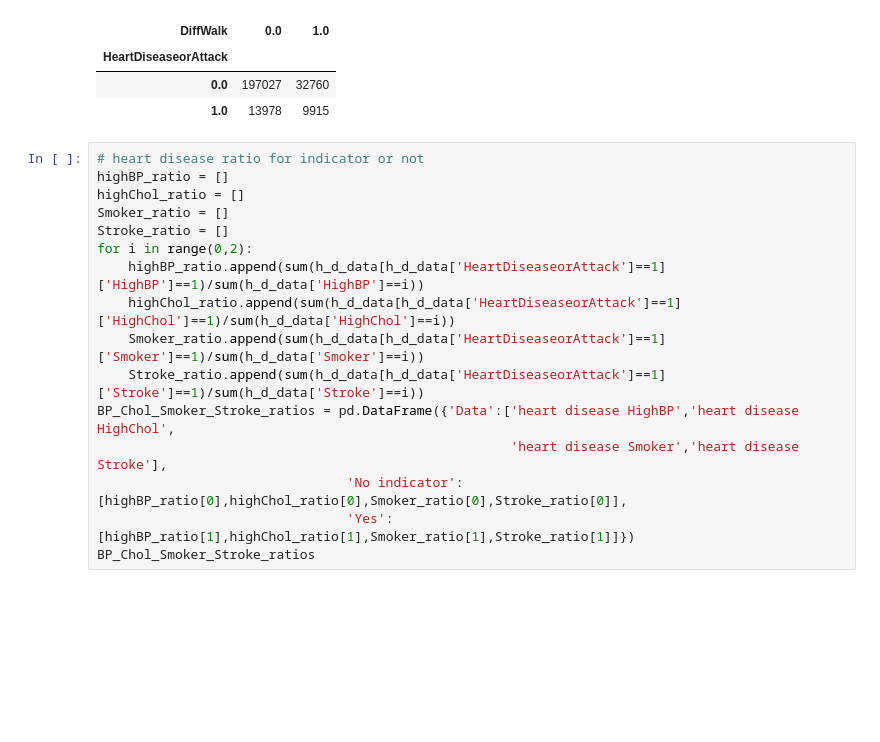
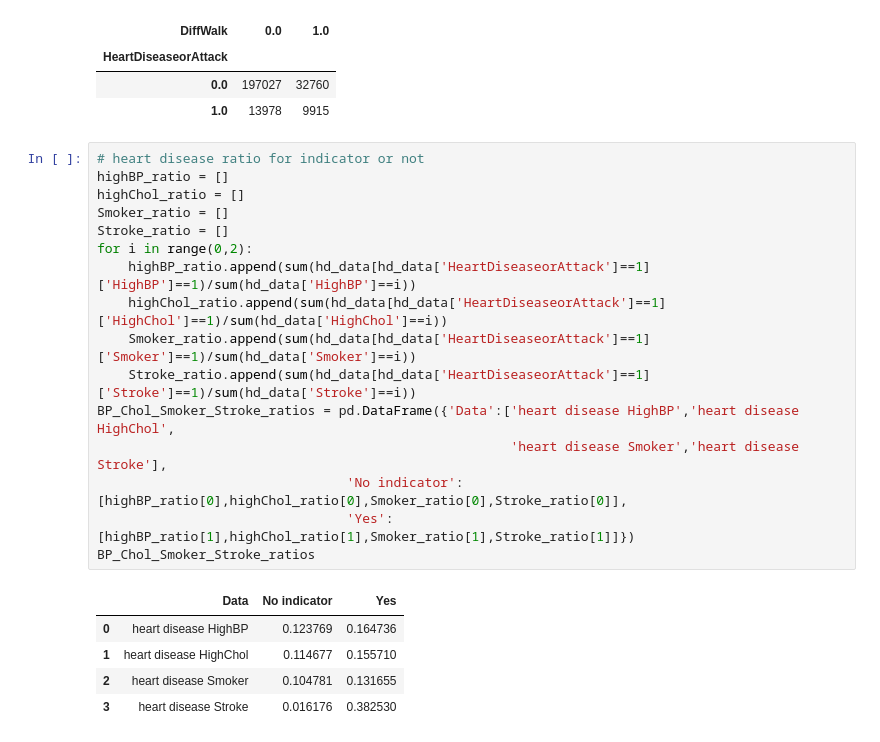
Before and after one commit to LouiseLi7/STA160-group-project, a Jupyter notebook: (By Aria)Midterm_Project_-_STA_160.ipynb, the cells around one changed output. Saved outputs shown, nothing was run; the diff lists cells and outputs as text; blank space fills up the shorter version.

```diff
--- a/(By Aria)Midterm_Project_-_STA_160.ipynb
+++ b/(By Aria)Midterm_Project_-_STA_160.ipynb
@@ -157,16 +167,22 @@ pd.crosstab(hd_data['HeartDiseaseorAttack'], hd_data['DiffWalk'])
 # %%
 # heart disease ratio for indicator or not
 highBP_ratio = []
 highChol_ratio = []
 Smoker_ratio = []
 Stroke_ratio = []
 for i in range(0,2):
-    highBP_ratio.append(sum(h_d_data[h_d_data['HeartDiseaseorAttack']==1]['HighBP']==1)/sum(h_d_data['HighBP']==i))
-    highChol_ratio.append(sum(h_d_data[h_d_data['HeartDiseaseorAttack']==1]['HighChol']==1)/sum(h_d_data['HighChol']==i))
-    Smoker_ratio.append(sum(h_d_data[h_d_data['HeartDiseaseorAttack']==1]['Smoker']==1)/sum(h_d_data['Smoker']==i))
-    Stroke_ratio.append(sum(h_d_data[h_d_data['HeartDiseaseorAttack']==1]['Stroke']==1)/sum(h_d_data['Stroke']==i))
+    highBP_ratio.append(sum(hd_data[hd_data['HeartDiseaseorAttack']==1]['HighBP']==1)/sum(hd_data['HighBP']==i))
+    highChol_ratio.append(sum(hd_data[hd_data['HeartDiseaseorAttack']==1]['HighChol']==1)/sum(hd_data['HighChol']==i))
+    Smoker_ratio.append(sum(hd_data[hd_data['HeartDiseaseorAttack']==1]['Smoker']==1)/sum(hd_data['Smoker']==i))
+    Stroke_ratio.append(sum(hd_data[hd_data['HeartDiseaseorAttack']==1]['Stroke']==1)/sum(hd_data['Stroke']==i))
 BP_Chol_Smoker_Stroke_ratios = pd.DataFrame({'Data':['heart disease HighBP','heart disease HighChol',
                                                      'heart disease Smoker','heart disease Stroke'],
                                 'No indicator':[highBP_ratio[0],highChol_ratio[0],Smoker_ratio[0],Stroke_ratio[0]],
                                 'Yes':[highBP_ratio[1],highChol_ratio[1],Smoker_ratio[1],Stroke_ratio[1]]})
 BP_Chol_Smoker_Stroke_ratios
+# %% [output]
+|  | Data | No indicator | Yes |
+| 0 | heart disease HighBP | 0.123769 | 0.164736 |
+| 1 | heart disease HighChol | 0.114677 | 0.155710 |
+| 2 | heart disease Smoker | 0.104781 | 0.131655 |
+| 3 | heart disease Stroke | 0.016176 | 0.382530 |
```
Also changed, not shown: parts of 3 cells of this notebook.
